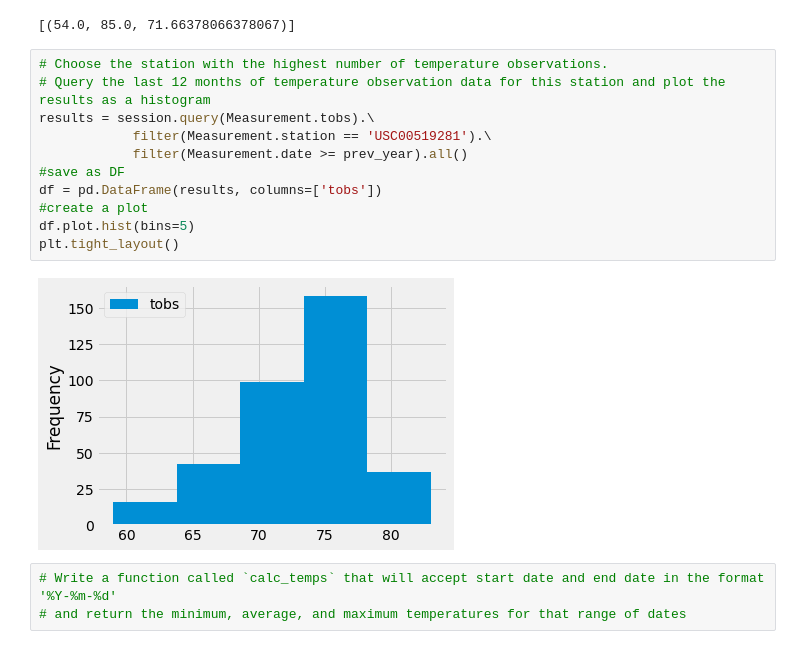
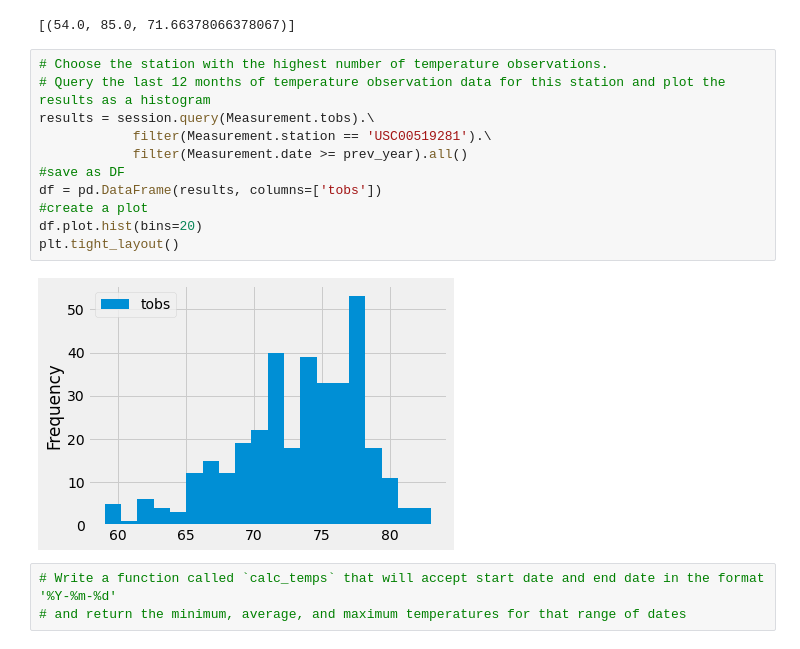
Before and after one commit to xenia-e/surfs_up, a Jupyter notebook: climate_analysis.ipynb, the cells around one changed output. Cells and saved outputs as stored; diff of their text form.

```diff
--- a/climate_analysis.ipynb
+++ b/climate_analysis.ipynb
@@ -106,16 +106,16 @@ filter(Measurement.station == 'USC00519281').all()
 # %%
 # Choose the station with the highest number of temperature observations.
 # Query the last 12 months of temperature observation data for this station and plot the results as a histogram
 results = session.query(Measurement.tobs).\
             filter(Measurement.station == 'USC00519281').\
             filter(Measurement.date >= prev_year).all()
 #save as DF
 df = pd.DataFrame(results, columns=['tobs'])
 #create a plot
-df.plot.hist(bins=5)
+df.plot.hist(bins=20)
 plt.tight_layout()
 # %% [output]
-[figure, old version]
+[figure, new version]
 # %%
 # Write a function called `calc_temps` that will accept start date and end date in the format '%Y-%m-%d'
 # and return the minimum, average, and maximum temperatures for that range of dates
```
Also changed, not shown: 3 other files.
